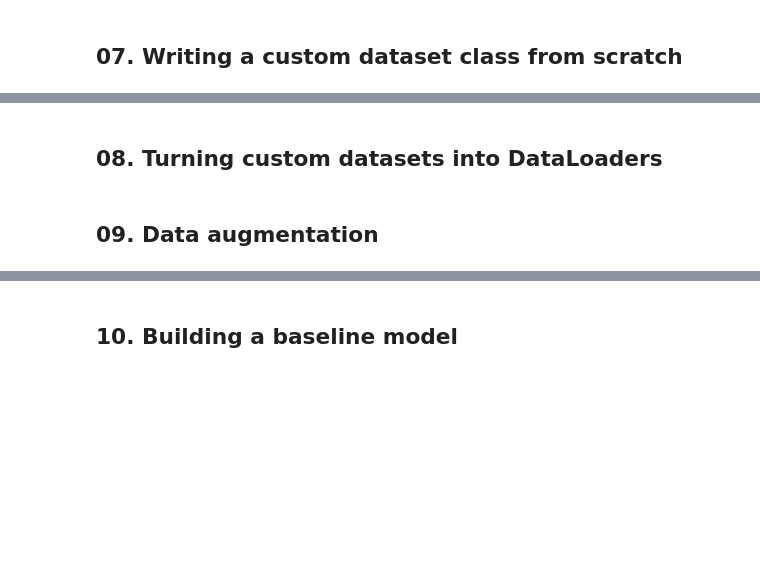
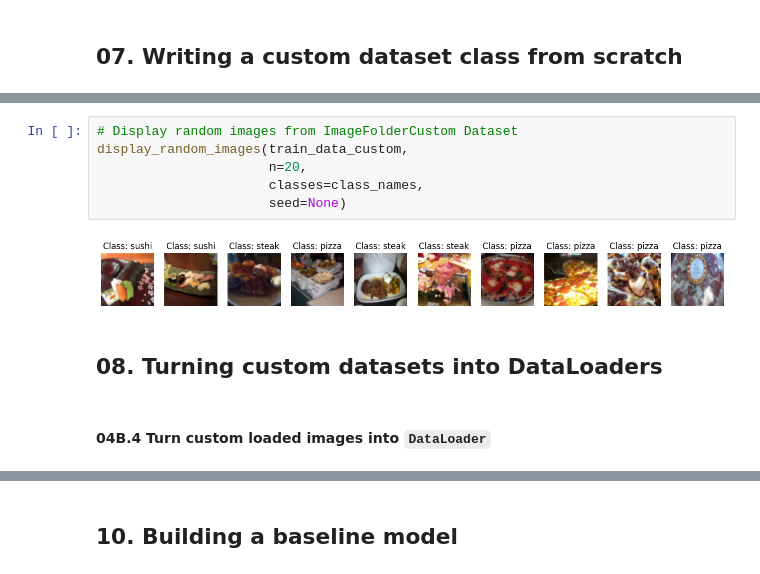
Before and after one commit to kdvillavicencio/sandbox-pytorch, a Jupyter notebook: pytorch/04_Custom-Datasets.ipynb, the cells around one changed output, grey strips where cells are left out. Saved outputs shown, nothing was run; the diff lists cells and outputs as text; blank space fills up the shorter version.

```diff
--- a/pytorch/04_Custom-Datasets.ipynb
+++ b/pytorch/04_Custom-Datasets.ipynb
@@ -211,4 +653,12 @@ https://pytorch.org/tutorials/beginner/data_loading_tutorial.html
+# %%
+# Display random images from ImageFolderCustom Dataset
+display_random_images(train_data_custom,
+                      n=20,
+                      classes=class_names,
+                      seed=None)
+# %% [output]
+[figure, added]
 # %% [markdown]
 ## 08. Turning custom datasets into DataLoaders
-# %% [markdown]
-## 09. Data augmentation
+# %% [markdown]
+#### 04B.4 Turn custom loaded images into `DataLoader`
```
Also changed, not shown: parts of 88 cells of this notebook, 1 other file.
